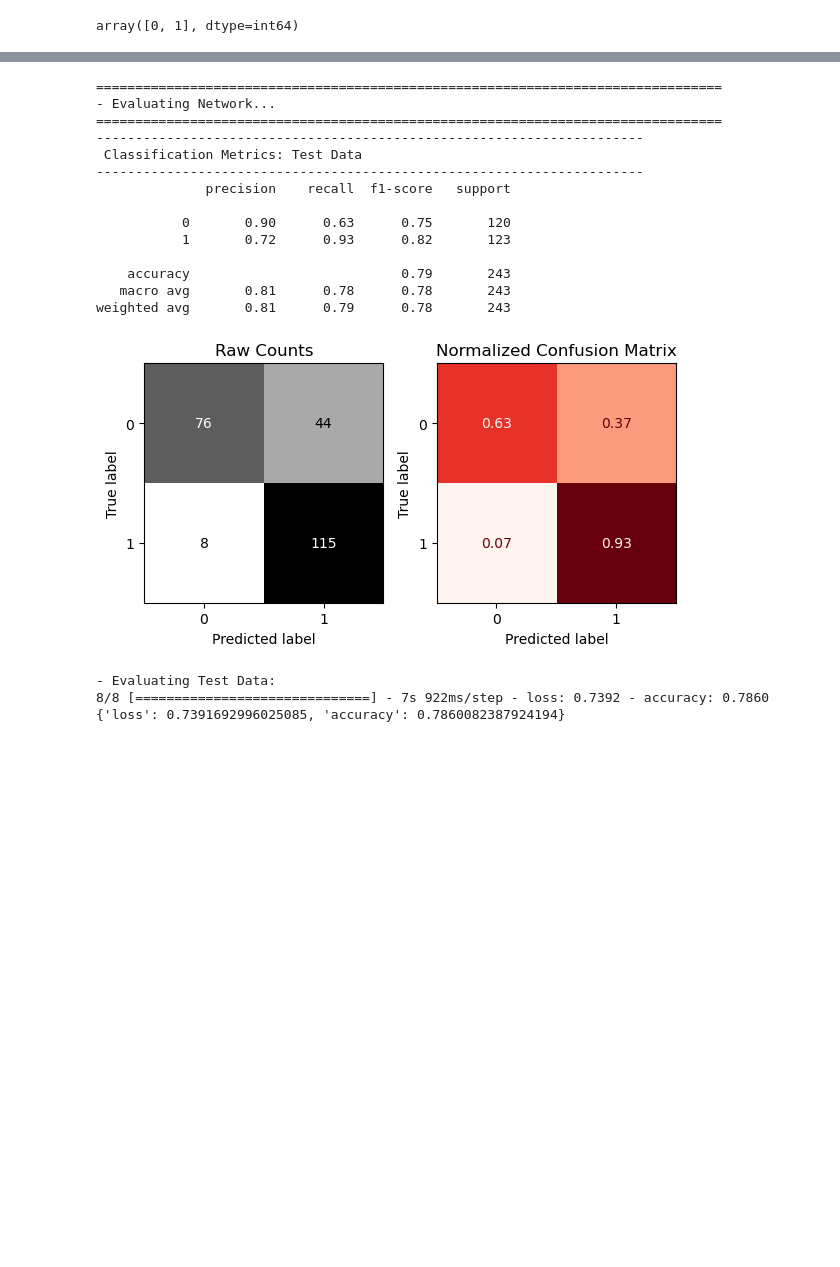
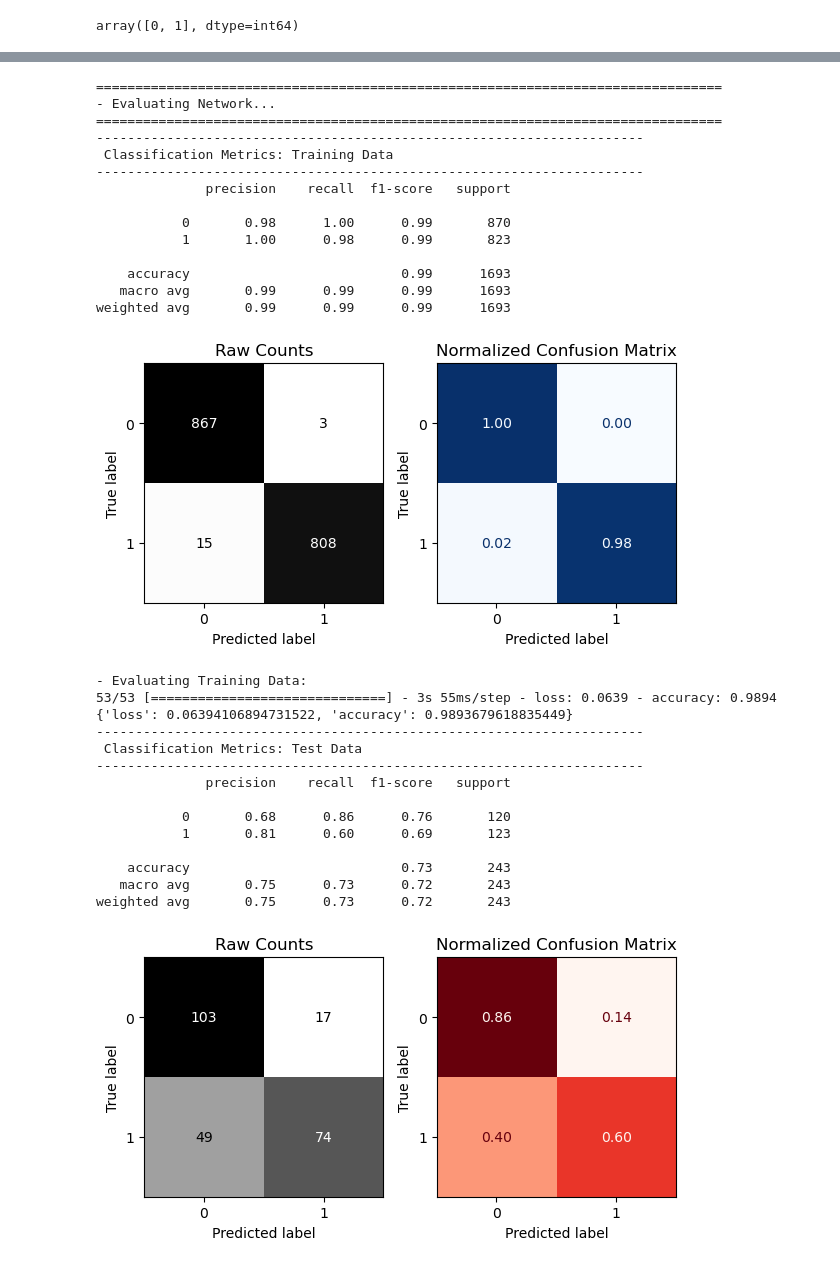
Before and after one commit to IndiaTJohnson/TMDB_Movie_Analysis, a Jupyter notebook: Part 6 - Review Classification.ipynb, the cells around one changed output, grey strips where cells are left out. Cells and saved outputs as stored; diff of their text form; code cells hidden in the pictures; blank space fills up the shorter version.

```diff
--- a/Part 6 - Review Classification.ipynb
+++ b/Part 6 - Review Classification.ipynb
@@ -380,7 +380,7 @@ df.head()
 | 51 | 6110271465e0a2002683d2b6 | 479 | tt0162650 | Shaft | _**A black detective in Gotham de... | 4.0 | [black, detective, gotham, desper... | black detective gotham desperatel... | [black, detective, gotham, desper... | ... |
 # %%
 # Define sequence length as a variable for future use
-SEQUENCE_LENGTH = max(df["sequence_length"])
+SEQUENCE_LENGTH = 200
 # %%
 # Create text Vectorization layer
 sequence_vectorizer = tf.keras.layers.TextVectorization(
@@ -489,8 +489,9 @@ history = model.fit(
     validation_data=val_ds,
     callbacks=get_callbacks(),
 )
-results = evaluate_classification_network(
-    model,
+# Obtain the results
+results = fn.evaluate_classification_network(
+    model, X_train=train_ds,
     X_test=test_ds, history=history
 );
 # %% [output]
@@ -515,18 +516,30 @@ Epoch 8/30
 ================================================================================
 - Evaluating Network...
 ================================================================================
 ----------------------------------------------------------------------
- Classification Metrics: Test Data
+ Classification Metrics: Training Data
 ----------------------------------------------------------------------
               precision    recall  f1-score   support
 
-           0       0.90      0.63      0.75       120
-           1       0.72      0.93      0.82       123
+           0       0.98      1.00      0.99       870
+           1       1.00      0.98      0.99       823
 
-    accuracy                           0.79       243
-   macro avg       0.81      0.78      0.78       243
-weighted avg       0.81      0.79      0.78       243
+    accuracy                           0.99      1693
+   macro avg       0.99      0.99      0.99      1693
+weighted avg       0.99      0.99      0.99      1693
-[figure, old version]
+[figure, new version]
-- Evaluating Test Data:
-8/8 [==============================] - 7s 922ms/step - loss: 0.7392 - accuracy: 0.7860
-{'loss': 0.7391692996025085, 'accuracy': 0.7860082387924194}
+- Evaluating Training Data:
+53/53 [==============================] - 3s 55ms/step - loss: 0.0639 - accuracy: 0.9894
+{'loss': 0.06394106894731522, 'accuracy': 0.9893679618835449}
+----------------------------------------------------------------------
+ Classification Metrics: Test Data
+----------------------------------------------------------------------
+              precision    recall  f1-score   support
+
+           0       0.68      0.86      0.76       120
+           1       0.81      0.60      0.69       123
+
+    accuracy                           0.73       243
+   macro avg       0.75      0.73      0.72       243
+weighted avg       0.75      0.73      0.72       243
+[figure, added]
```
Also changed, not shown: parts of 4 cells of this notebook.
